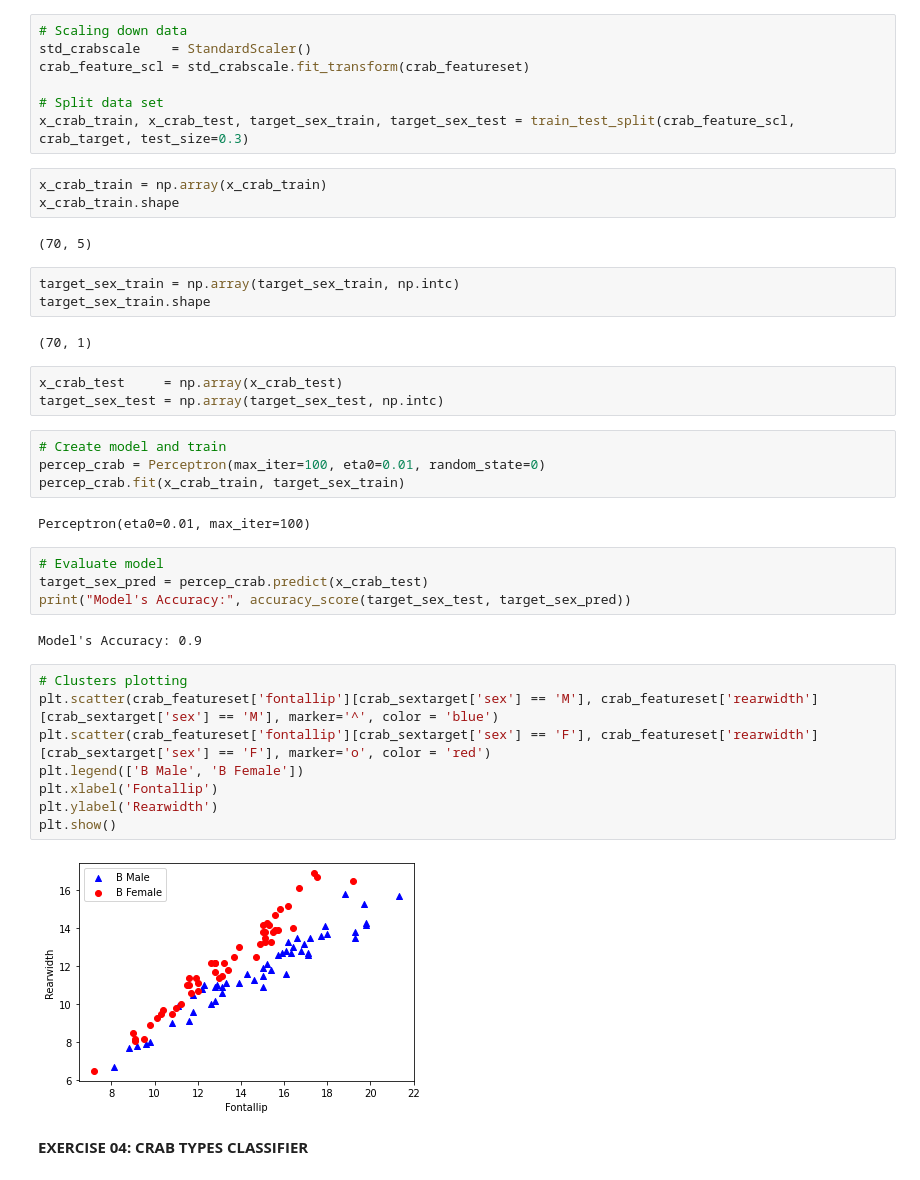
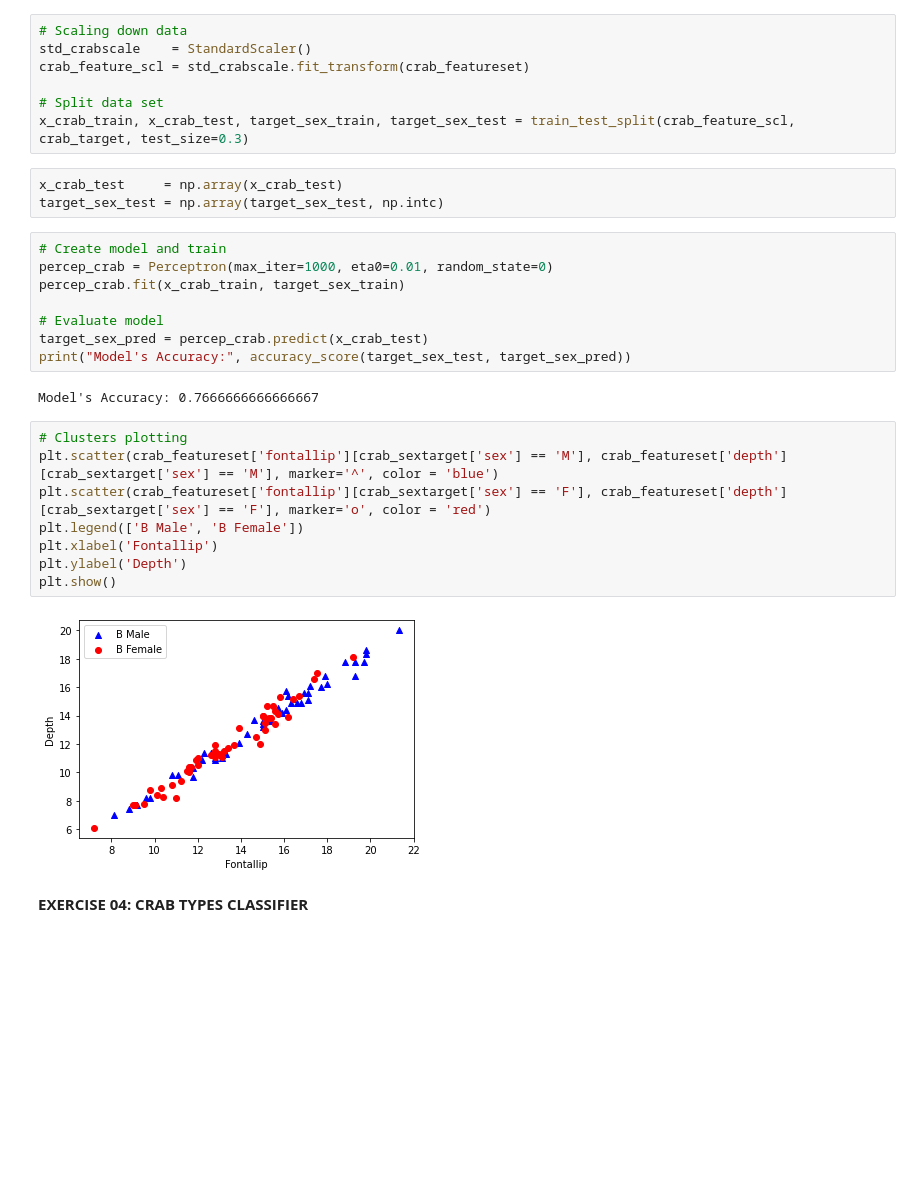
Before and after one commit to DannyNguyen24-Vietnam/Artificial-Intellgence-Course---HCMUTE---Perceptron---Week07, a Jupyter notebook: ARIN_Course_Exercise_Week07.ipynb, the cells around one changed output. Saved outputs shown, nothing was run; the diff lists cells and outputs as text; blank space fills up the shorter version.

```diff
--- a/ARIN_Course_Exercise_Week07.ipynb
+++ b/ARIN_Course_Exercise_Week07.ipynb
@@ -503,41 +473,29 @@ crab_feature_scl = std_crabscale.fit_transform(crab_featureset)
 
 # Split data set
 x_crab_train, x_crab_test, target_sex_train, target_sex_test = train_test_split(crab_feature_scl, crab_target, test_size=0.3)
-# %%
-x_crab_train = np.array(x_crab_train)
-x_crab_train.shape
-# %% [output]
-(70, 5)
-# %%
-target_sex_train = np.array(target_sex_train, np.intc)
-target_sex_train.shape
-# %% [output]
-(70, 1)
 # %%
 x_crab_test     = np.array(x_crab_test)
 target_sex_test = np.array(target_sex_test, np.intc)
 # %%
 # Create model and train
-percep_crab = Perceptron(max_iter=100, eta0=0.01, random_state=0)
+percep_crab = Perceptron(max_iter=1000, eta0=0.01, random_state=0)
 percep_crab.fit(x_crab_train, target_sex_train)
+
+# Evaluate model
+target_sex_pred = percep_crab.predict(x_crab_test)
+print("Model's Accuracy:", accuracy_score(target_sex_test, target_sex_pred))
 # %% [output]
-Perceptron(eta0=0.01, max_iter=100)
+Model's Accuracy: 0.7666666666666667
-# %%
-# Evaluate model
-target_sex_pred = percep_crab.predict(x_crab_test)
-print("Model's Accuracy:", accuracy_score(target_sex_test, target_sex_pred))
-# %% [output]
-Model's Accuracy: 0.9
 # %%
 # Clusters plotting
-plt.scatter(crab_featureset['fontallip'][crab_sextarget['sex'] == 'M'], crab_featureset['rearwidth'][crab_sextarget['sex'] == 'M'], marker='^', color = 'blue')
-plt.scatter(crab_featureset['fontallip'][crab_sextarget['sex'] == 'F'], crab_featureset['rearwidth'][crab_sextarget['sex'] == 'F'], marker='o', color = 'red')
+plt.scatter(crab_featureset['fontallip'][crab_sextarget['sex'] == 'M'], crab_featureset['depth'][crab_sextarget['sex'] == 'M'], marker='^', color = 'blue')
+plt.scatter(crab_featureset['fontallip'][crab_sextarget['sex'] == 'F'], crab_featureset['depth'][crab_sextarget['sex'] == 'F'], marker='o', color = 'red')
 plt.legend(['B Male', 'B Female'])
 plt.xlabel('Fontallip')
-plt.ylabel('Rearwidth')
+plt.ylabel('Depth')
 plt.show()
 # %% [output]
-[figure, old version]
+[figure, new version]
 # %% [markdown]
 **EXERCISE 04: CRAB TYPES CLASSIFIER**
 # %%
```
Also changed, not shown: parts of 16 cells of this notebook.
